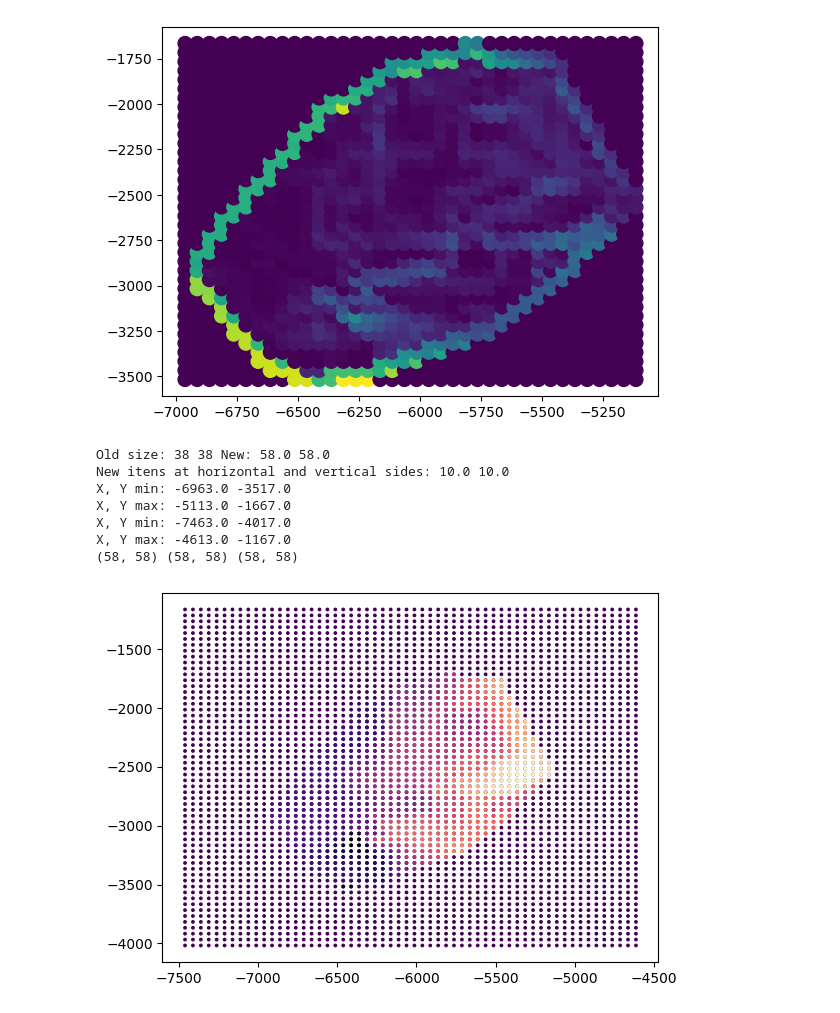
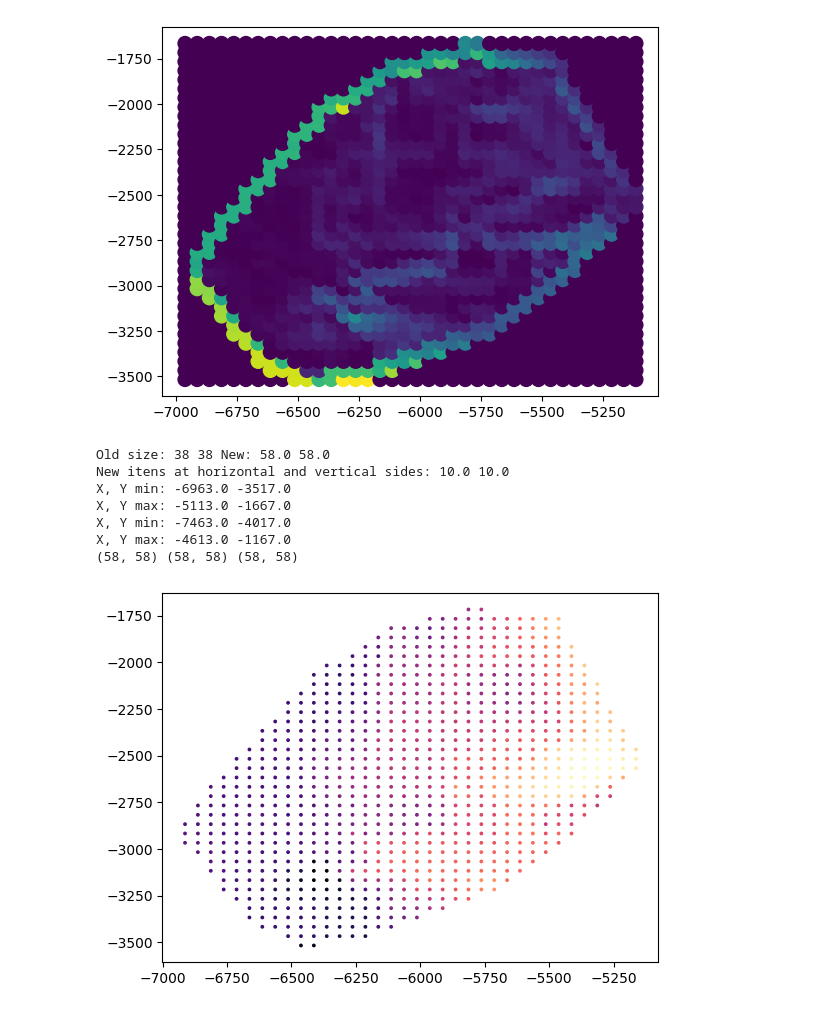
Before and after one commit to lszam/plates, a Jupyter notebook: expansao_de_grid.ipynb, the cells around one changed output. Saved outputs shown, nothing was run; the diff lists cells and outputs as text; code cells hidden in the pictures.

```diff
--- a/expansao_de_grid.ipynb
+++ b/expansao_de_grid.ipynb
@@ -130,33 +130,35 @@ print("Old size:", n_x, n_y, "New:", new_size_x, new_size_y)
 print("New itens at horizontal and vertical sides:", n_xborder, n_yborder) #por hora este valor precisa ser numero inteiro
 #localiza os índices de x e y mínimos e máximos
 indice_min_x = np.unravel_index(np.argmin(xi), xi.shape)
 indice_min_y = np.unravel_index(np.argmin(yi), yi.shape)
 indice_max_x = np.unravel_index(np.argmax(xi), xi.shape)
 indice_max_y = np.unravel_index(np.argmax(yi), yi.shape)
 print("X, Y min:", xi[indice_min_x], yi[indice_min_y])
 print("X, Y max:", xi[indice_max_x], yi[indice_max_y])
 #calcula os novos x e y mínimos
 new_xi_min = xi.min() - (n_xborder * cell)
 new_yi_min = yi.min() - (n_yborder * cell)
 new_xi_max = xi.max() + (n_xborder * cell)
 new_yi_max = yi.max() + (n_yborder * cell)
 print("X, Y min:", new_xi_min, new_yi_min)
 print("X, Y max:", new_xi_max, new_yi_max)
 # Crie uma nova grade expandida para X e Y
 x_expanded = np.linspace(new_xi_min, new_xi_max, int(new_size_x))
 y_expanded = np.linspace(new_yi_min, new_yi_max, int(new_size_y))
 xi_exp, yi_exp = np.meshgrid(x_expanded, y_expanded)
-zi_exp = np.zeros((np.shape(xi_exp)[1], np.shape(yi_exp)[0]))
+#zi_exp = np.zeros((np.shape(xi_exp)[1], np.shape(yi_exp)[0]))
+zi_exp = np.empty((np.shape(xi_exp)[1], np.shape(yi_exp)[0]))
+zi_exp[:] = np.nan
 print(np.shape(xi_exp), np.shape(yi_exp), np.shape(zi_exp))
-plt.scatter(xi_exp, yi_exp, c=zi_exp, cmap='viridis', s=3)
+plt.scatter(xi_exp, yi_exp, c=zi_exp, cmap='magma', s=3)
 plt.scatter(xi,yi,c=zi, cmap='magma', s=3)
 plt.show()
 # %% [output]
 Old size: 38 38 New: 58.0 58.0
 New itens at horizontal and vertical sides: 10.0 10.0
 X, Y min: -6963.0 -3517.0
 X, Y max: -5113.0 -1667.0
 X, Y min: -7463.0 -4017.0
 X, Y max: -4613.0 -1167.0
 (58, 58) (58, 58) (58, 58)
-[figure, old version]
+[figure, new version]
```
Also changed, not shown: parts of 9 cells of this notebook.
